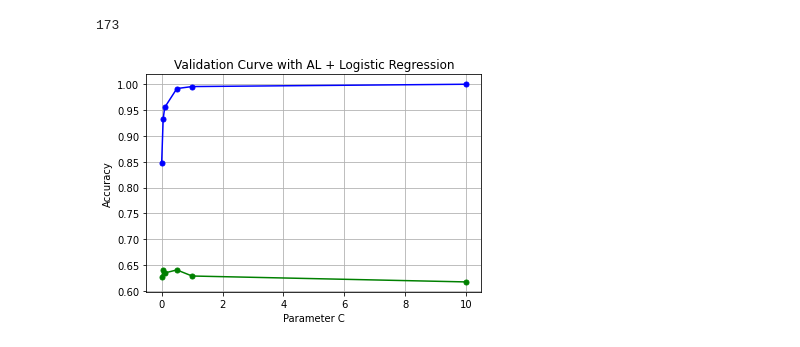
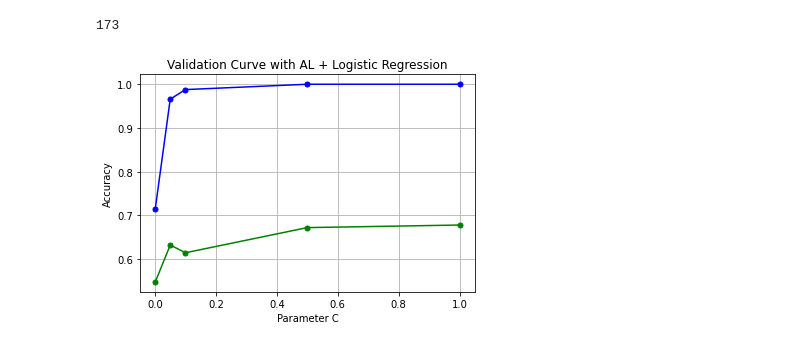
Before and after one commit to ajaybiswas22/Active-Learning, a Jupyter notebook: farmers_protest_ajay_14_april/3_5_AL_Training_Validation.ipynb, the cells around one changed output. Drawn from its saved outputs; the diff is of its cells as text; code cells hidden in the pictures.

```diff
--- a/farmers_protest_ajay_14_april/3_5_AL_Training_Validation.ipynb
+++ b/farmers_protest_ajay_14_april/3_5_AL_Training_Validation.ipynb
@@ -99,6 +103,7 @@ def classify(small_model, predictor, lines, Y):
 # %%
 # modify here to change models
 X = X_3
+model = model_3
 X_train, X_test, y_train, y_test = train_test_split(X,
                                                     y, test_size=0.1,
                                                     random_state=25,
@@ -116,6 +127,9 @@ print(y_test.value_counts())
 # %% [markdown]
 ### https://vitalflux.com/validation-curves-explained-python-sklearn-example/
 # %%
-pipeline = make_pipeline(StandardScaler(), LogisticRegression(
-    solver='lbfgs', penalty='l2', max_iter=10000, random_state=2))
+classifiers = {
+    "SVM": make_pipeline(StandardScaler(), svm.SVC(probability=True)),
+    "KNN": KNeighborsClassifier(n_neighbors=20),
+    "LR": make_pipeline(StandardScaler(), LogisticRegression(solver='lbfgs', penalty='l2', max_iter=10000, random_state=2))
+}
 # %%
@@ -204,8 +249,8 @@ Name: label, dtype: int64
 ### Uncertainty Sampling
 # %%
 
-X_uncertain_exp_u, y_uncertain_exp_u, X_certain_exp_u, y_certain_exp_u = Expand_U(model_2,
-                                                                                LogisticRegression(),
+X_uncertain_exp_u, y_uncertain_exp_u, X_certain_exp_u, y_certain_exp_u = Expand_U(model,
+                                                                                classifiers["LR"],
                                                                                 list(
                                                                                     X_seed),
                                                                                 list(
@@ -222,29 +267,29 @@ print(len(X_uncertain_exp_u))
 # %% [output]
 173
 # %%
-param_range = [0.001, 0.05, 0.1, 0.5, 1.0, 10.0]
-train_scores, test_scores = validation_curve(estimator=pipeline,
+param_range = [0.001, 0.05, 0.1, 0.5, 1.0]
+train_scores, test_scores = validation_curve(estimator=classifiers["LR"],
                                              X=X_uncertain_exp_u, y=y_uncertain_exp_u,
                                              cv=10,
                                              param_name='logisticregression__C', param_range=param_range)
 #
 # Find the mean of training and test scores out of 10-fod StratifiedKFold cross validation run as part fo execution of validation curve
 #
 train_mean = np.mean(train_scores, axis=1)
 test_mean = np.mean(test_scores, axis=1)
 
 plt.plot(param_range, train_mean,
          marker='o', markersize=5,
          color='blue', label='Training Accuracy')
 plt.plot(param_range, test_mean,
          marker='o', markersize=5,
          color='green', label='Validation Accuracy')
 plt.xlabel('Parameter C')
 plt.ylabel('Accuracy')
 plt.grid()
 plt.title('Validation Curve with AL + Logistic Regression')
-plt.savefig('outputs/figures/' + 'Validation Curve with AL + Logistic Regression + N3',
+plt.savefig('outputs/figures/' + 'Validation Curve with AL_LR + Logistic Regression + N3',
             dpi=300, bbox_inches='tight')
 plt.show()
 # %% [output]
-[figure, old version]
+[figure, new version]
```
Also changed, not shown: parts of 8 cells of this notebook, 46 other files.
